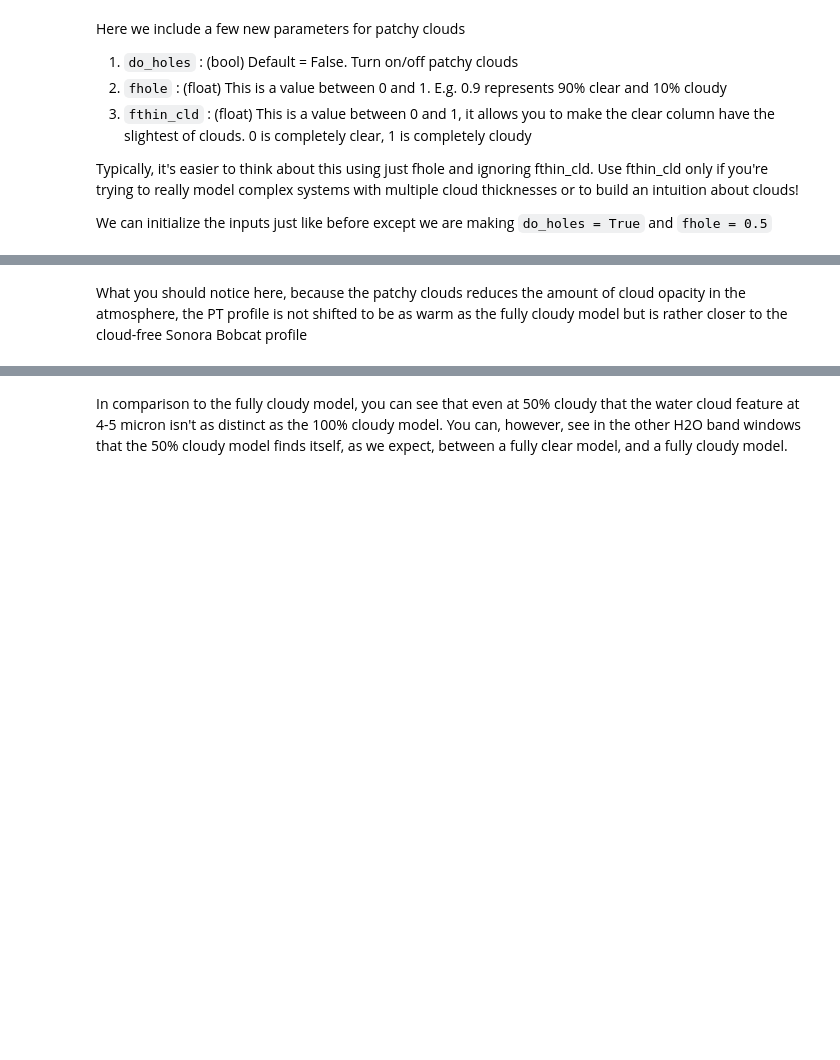
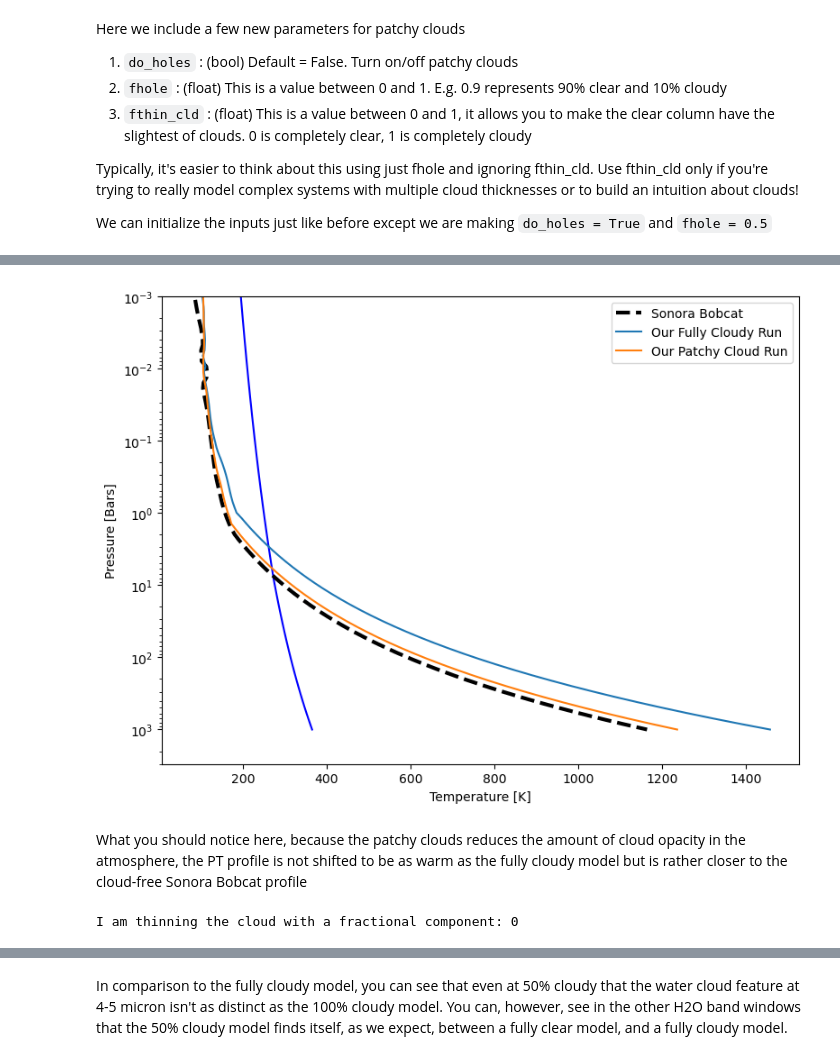
Before and after one commit to natashabatalha/picaso, a Jupyter notebook: docs/notebooks/D_climate/5_CloudyBrownDwarf_PreW.ipynb, the cells around one changed output, grey strips where cells are left out. Saved outputs shown, nothing was run; the diff lists cells and outputs as text; code cells hidden in the pictures; blank space fills up the shorter version.

Commit message:
Selfconsistent is still correct

```diff
--- a/docs/notebooks/D_climate/5_CloudyBrownDwarf_PreW.ipynb
+++ b/docs/notebooks/D_climate/5_CloudyBrownDwarf_PreW.ipynb
@@ -223,6 +269,7 @@ cl_run.inputs_climate(temp_guess= temp_bobcat, pressure= pressure_bobcat,
                       rcb_guess=rcb_guess, rfacv = rfacv)
 
 cl_run.atmosphere(cold_trap=True)
+cl_run.inputs["climate"]["cloudy"] = "selfconsistent"
 cl_run.virga(condensates = ['H2O'],directory = virga_dir, mh=1,fsed = 8.0,
              do_holes = True, fhole = 0.5, fthin_cld = 0, latent_heat=True)
 # %%
@@ -230,23 +295,25 @@ out_patchy = cl_run.climate(opacity_ck, save_all_profiles=True,with_spec=True)
 # %%
 # now let's plot the results!
 pressure_bobcat,temp_bobcat = np.loadtxt(jdi.os.path.join(
-                            sonora_profile_db,f"t{teff}g{grav}nc_m0.0.cmp.gz"),
+                            sonora_profile_db,f"t{teff}g{grav}nc_m0.0.dat"),
                             usecols=[1,2],unpack=True, skiprows = 1)
 plt.figure(figsize=(8,6))
 plt.ylabel("Pressure [Bars]")
 plt.xlabel('Temperature [K]')
 #plt.xlim(0,max(out['temperature'])+50)
 plt.ylim(3e3,1e-3)
 
 plt.plot(h2o_cond_t,h2o_cond_p, 'b')#, label = 'H2O Condensation Curve')
 plt.semilogy(temp_bobcat,pressure_bobcat,color="k",linestyle="--",linewidth=3,label="Sonora Bobcat")
 
 plt.semilogy(out['temperature'],out['pressure'],label="Our Fully Cloudy Run")
 plt.semilogy(out_patchy['temperature'],out_patchy['pressure'],label="Our Patchy Cloud Run")
 
 plt.legend()
 plt.tight_layout()
 plt.show()
+# %% [output]
+[figure, added]
 # %% [markdown]
 What you should notice here, because the patchy clouds reduces the amount of cloud opacity in the atmosphere, the PT profile is not shifted to be as warm as the fully cloudy model but is rather closer to the cloud-free Sonora Bobcat profile
 # %%
@@ -268,6 +335,8 @@ fluxnu= jdi.convert_flux_units(df_spec['wavenumber'], df_spec['thermal'], to_f_u
 
 df_spec['fluxnu'] = fluxnu
 wno_patchy,fp_patchy= jdi.mean_regrid(df_spec['wavenumber'], fluxnu, R=200) #wavenumber, erg/cm2/s/Hz
+# %% [output]
+I am thinning the cloud with a fractional component: 0
 # %%
 fig = plt.figure(figsize=(12,6))
 plt.loglog(1e4/wno_bobcat,fp_bobcat, 'k', label = 'Sonora Bobcat')
```
Also changed, not shown: parts of 15 cells of this notebook, 3 other files.
